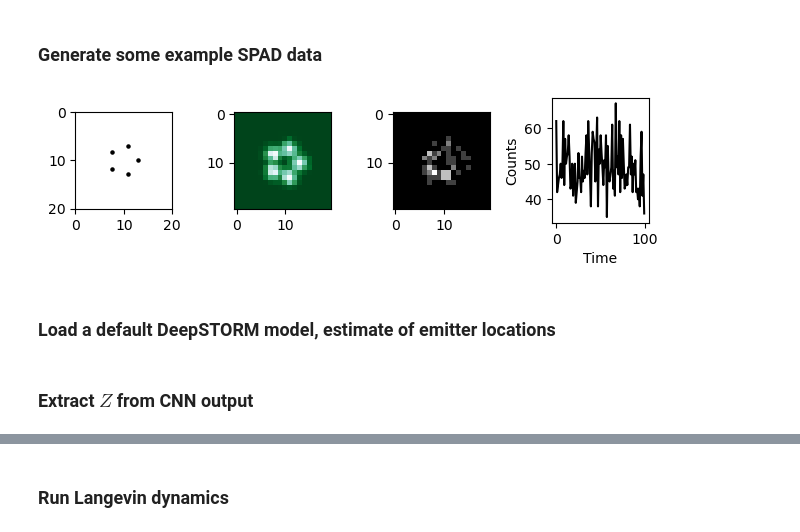
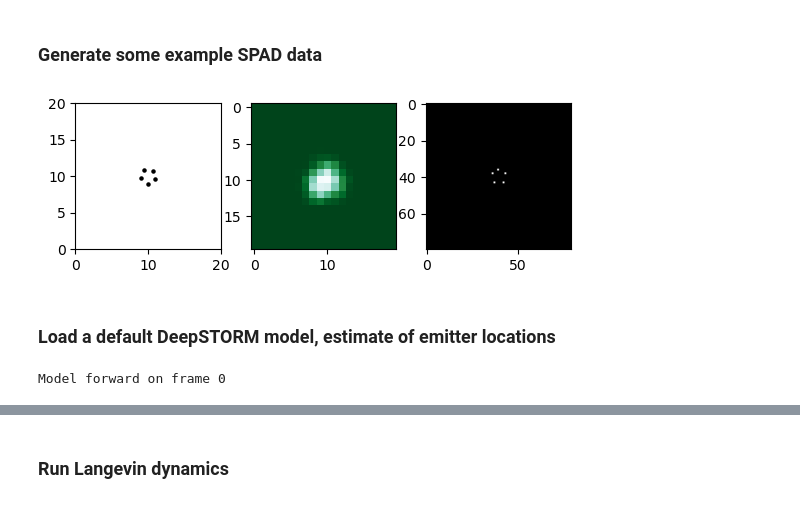
Before and after one commit to cwseitz/DDLM, a Jupyter notebook: SPICE/mains/basics.ipynb, the cells around one changed output, grey strips where cells are left out. Drawn from its saved outputs; the diff is of its cells as text; code cells hidden in the pictures.

```diff
--- a/SPICE/mains/basics.ipynb
+++ b/SPICE/mains/basics.ipynb
@@ -9,17 +8,22 @@ from SPICE.generators import SPAD2D_Ring
+# %%
+def show(adu,spikes,theta):
+    nx,ny = adu.shape
+    fig,ax=plt.subplots(1,3)
+    ax[0].scatter(theta[1,:],theta[0,:],color='black',s=5)
+    ax[0].set_aspect(1.0)
+    ax[0].invert_yaxis()
+    ax[0].set_xlim([0,nx]); ax[0].set_ylim([0,ny])
+    ax[1].imshow(adu,cmap=plt.cm.BuGn_r)
+    ax[2].imshow(spikes,cmap='gray')
 # %% [markdown]
 ### Generate some example SPAD data
 # %%
-config = {
-    "nx": 20,
-    "ny": 20,
-    "sigma": 0.92,
-    "lam0": 1000,
-    "nt": 100,
-    "particles": 5
-}
-
-spad2d = SPAD2D_Ring(config)
-counts,probsum,theta_star = spad2d.generate(ring_radius=3,show=True)
-csum = np.sum(counts,axis=0)
+nx = ny = 20
+radius = 1.0
+nspots = 5
+ring2d = Ring2D(nx,ny)
+counts,spikes,theta_star = ring2d.forward(radius,nspots,N0=10,offset=0.0,var=0.0,nframes=100)
+adu = np.sum(counts,axis=0)
+show(adu,spikes[0],theta_star)
 # %% [output]
-[figure, old version]
+[figure, new version]
@@ -33,2 +46,0 @@ spots,bstar = model.forward(csum)
-# %% [markdown]
-### Extract $Z$ from CNN output
@@ -39,0 +47,8 @@ theta_init = np.concatenate([theta,theta_],axis=1).T #initialize sigma and N0
+# %%
+cnn_config = {'thresh_cnn':20,'radius':4,'pixel_size_lateral':108.3}
+M = 5 #give M for now
+model = Ring_Rad1_K5_SPAD(cnn_config)
+adu = adu[np.newaxis,np.newaxis,:,:] #add batch and channel index for torch
+spots,bstar = model.forward(adu)
+# %% [output]
+Model forward on frame 0
```
Also changed, not shown: parts of 11 cells of this notebook, 2 other files.
